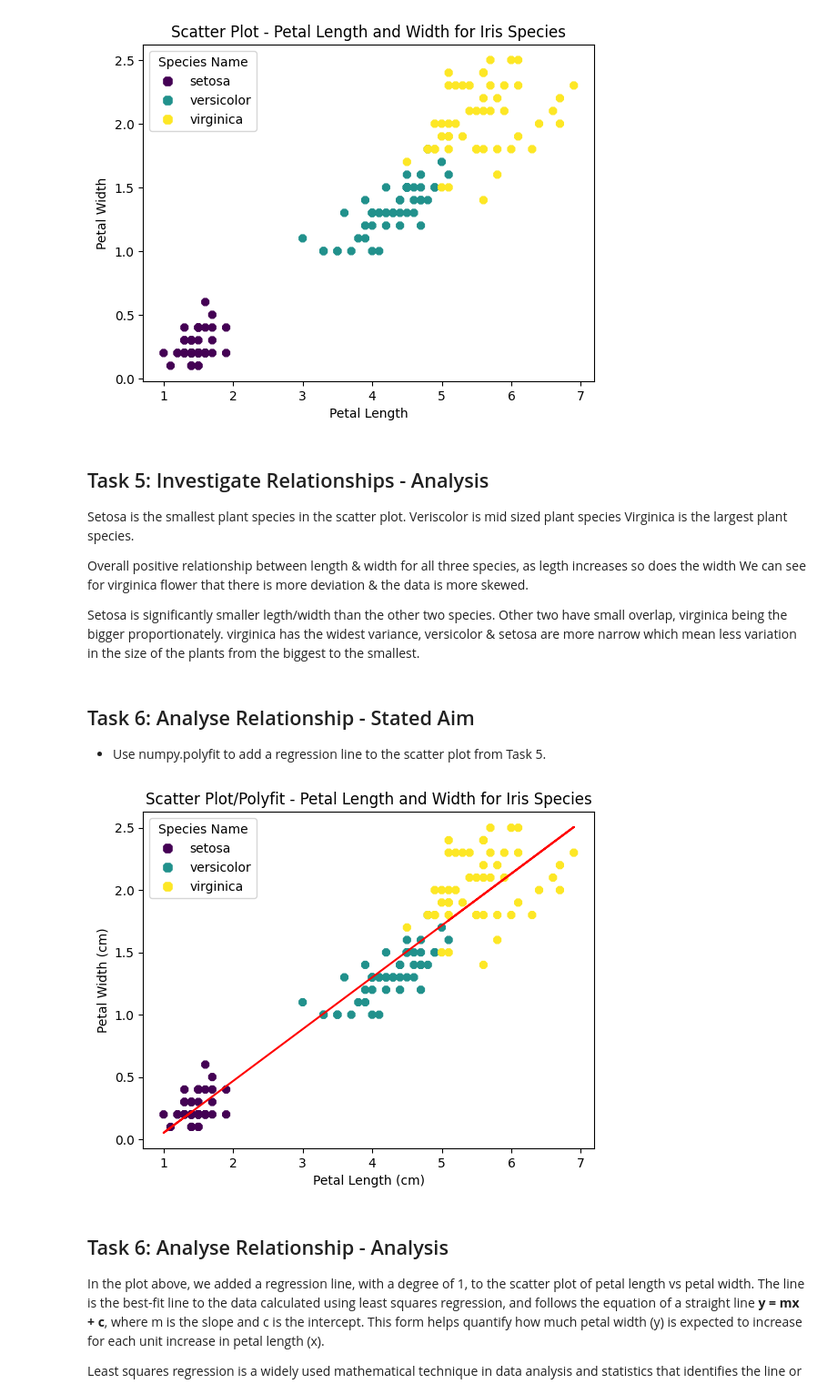
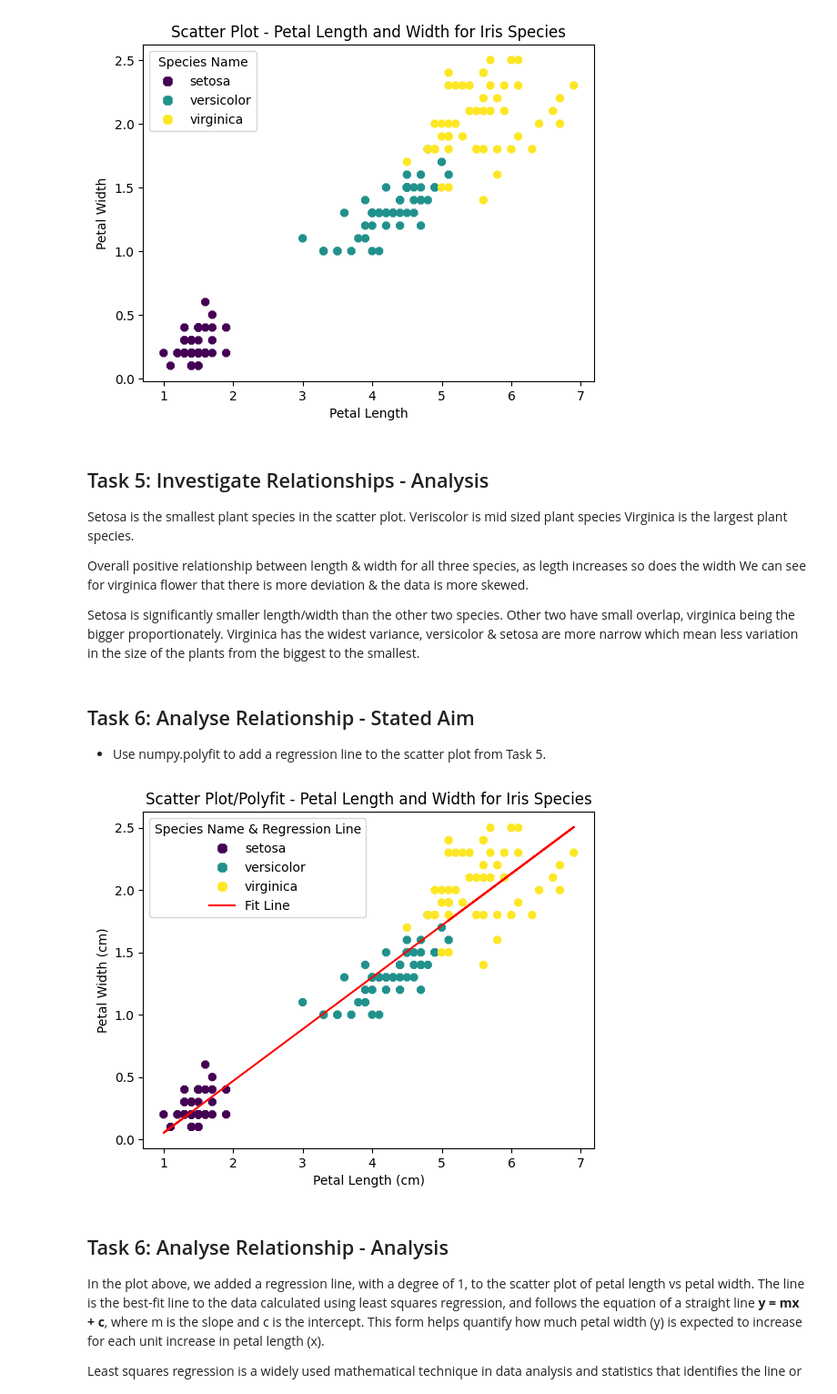
Before and after one commit to Mr-Scarf/principles_of_data_analytics, a Jupyter notebook: tasks.ipynb, the cells around one changed output. Shown: that part at 91% size. Drawn from its saved outputs; the diff is of its cells as text; code cells hidden in the pictures.

Commit message:
Task 6 & 9 - Updated Legend

```diff
--- a/tasks.ipynb
+++ b/tasks.ipynb
@@ -508,8 +510,8 @@ Virginica is the largest plant species.
 Overall positive relationship between length & width for all three species, as legth increases so does the width
 We can see for virginica flower that there is  more deviation & the data is more skewed.
 
-Setosa is significantly smaller legth/width than the other two species.
-Other two have small overlap, virginica being the bigger proportionately. virginica has the widest variance, versicolor & setosa are more narrow which mean less variation in the size of the plants from the biggest to the smallest.
+Setosa is significantly smaller length/width than the other two species.
+Other two have small overlap, virginica being the bigger proportionately. Virginica has the widest variance, versicolor & setosa are more narrow which mean less variation in the size of the plants from the biggest to the smallest.
 # %% [markdown]
 ## Task 6: Analyse Relationship - Stated Aim
 
@@ -532,39 +534,42 @@ ax.set_ylabel('Petal Width (cm)')
 plt.title('Scatter Plot/Polyfit - Petal Length and Width for Iris Species')
 
 # Reference from chatgpt for adding legend
 #I need to add a legend per species to this code- what is  the best way to do this?
 #https://chatgpt.com/share/680e41e5-a4f4-800b-9004-faa642337b82
 
 
 # Now use the 'species_name' column for legend labels
 species_labels = df['species_name'].unique()
 codes = df['species'].astype('category').cat.codes.unique()
 
 # Match species names to their correct colors
 colors = sc_plot.cmap(sc_plot.norm(codes))
 
 handles = []
 for species, color in zip(species_labels, colors):
     handle = plt.Line2D(
         [], [], marker='8', color='w', markerfacecolor=color,
         label=species, markersize=10
     )
     handles.append(handle)
 
-# Add the legend
-ax.legend(handles=handles, title="Species Name")
-
 
 # Use polyfit to fit a line to the data
 m, c = np.polyfit(x,y,1)
 
-# Plot a line using polyfit
-ax.plot(x ,m * x + c, color='red',label='Fit Line')
+# Plot a line using polyfit & assign to variable                            # line_handle, - , is required so full list from ax.plot is not returned
+line_handle, = ax.plot(x ,m * x + c, color='red',label='Fit Line')
+
+# Add regression line to handles list
+handles.append(line_handle)
+
+# Add the legend
+ax.legend(handles=handles, title="Species Name & Regression Line")
 
 # Show plot
 plt.show()
 # %% [output]
-[figure, old version]
+[figure, new version]
 # %% [markdown]
 ## Task 6: Analyse Relationship - Analysis
 
```
Also changed, not shown: parts of 5 cells of this notebook.
